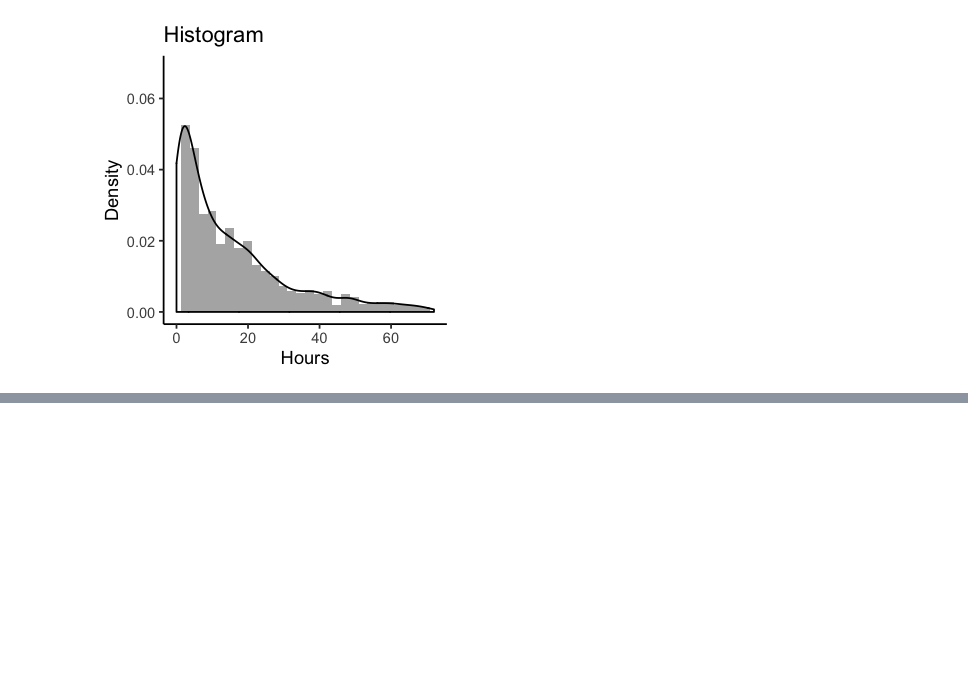
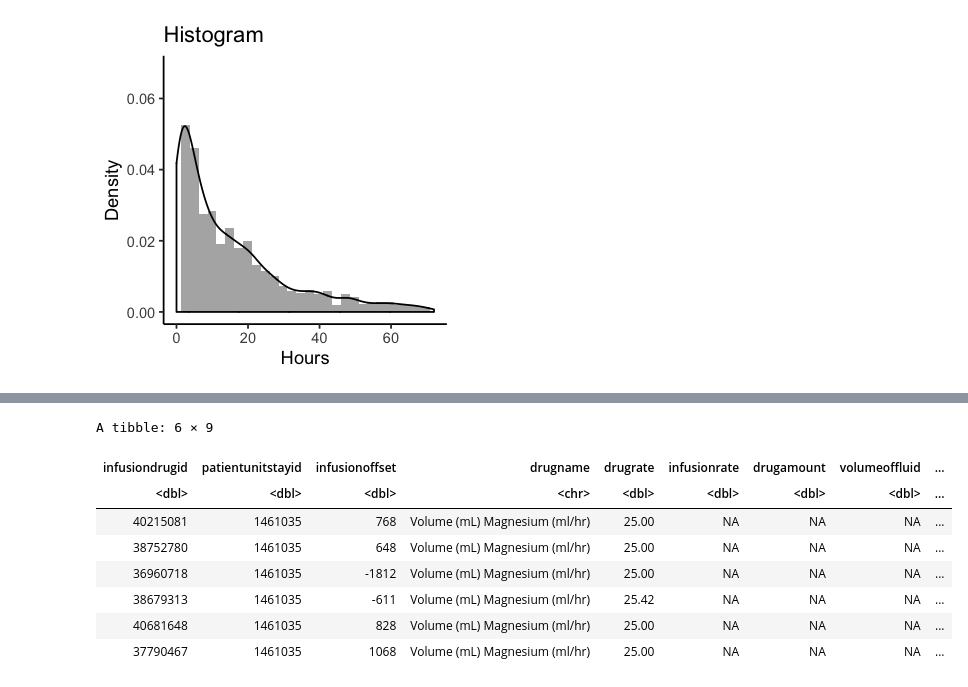
Before and after one commit to ruoyijiang/general, a Jupyter notebook: notebooks/R_Extravasation.ipynb, the cells around one changed output, grey strips where cells are left out. Cells and saved outputs as stored; diff of their text form; code cells hidden in the pictures; blank space fills up the shorter version.

```diff
--- a/notebooks/R_Extravasation.ipynb
+++ b/notebooks/R_Extravasation.ipynb
@@ -155,0 +158,2 @@ Warning message:
+# %%
+EICU_DIR <- "/Users/ruoyijiang/Projects/Haimovich_Pressors/collection/eicu_demo/alpha.physionet.org/files/eicu-crd-demo/2.0"
@@ -155,0 +235,2 @@ Warning message:
+# %%
+eicu_infusion <- read_csv(file.path(EICU_DIR, "infusiondrug.csv.gz"))
@@ -155,0 +255,12 @@ Warning message:
+# %%
+head(eicu_infusion)
+# %% [output]
+A tibble: 6 × 9
+| infusiondrugid | patientunitstayid | infusionoffset | drugname | drugrate | infusionrate | drugamount | volumeoffluid | ... |
+| <dbl> | <dbl> | <dbl> | <chr> | <dbl> | <dbl> | <dbl> | <dbl> | ... |
+| 40215081 | 1461035 | 768 | Volume (mL) Magnesium (ml/hr) | 25.00 | NA | NA | NA | ... |
+| 38752780 | 1461035 | 648 | Volume (mL) Magnesium (ml/hr) | 25.00 | NA | NA | NA | ... |
+| 36960718 | 1461035 | -1812 | Volume (mL) Magnesium (ml/hr) | 25.00 | NA | NA | NA | ... |
+| 38679313 | 1461035 | -611 | Volume (mL) Magnesium (ml/hr) | 25.42 | NA | NA | NA | ... |
+| 40681648 | 1461035 | 828 | Volume (mL) Magnesium (ml/hr) | 25.00 | NA | NA | NA | ... |
+| 37790467 | 1461035 | 1068 | Volume (mL) Magnesium (ml/hr) | 25.00 | NA | NA | NA | ... |
```
Also changed, not shown: parts of 8 cells of this notebook, 1 other file.
